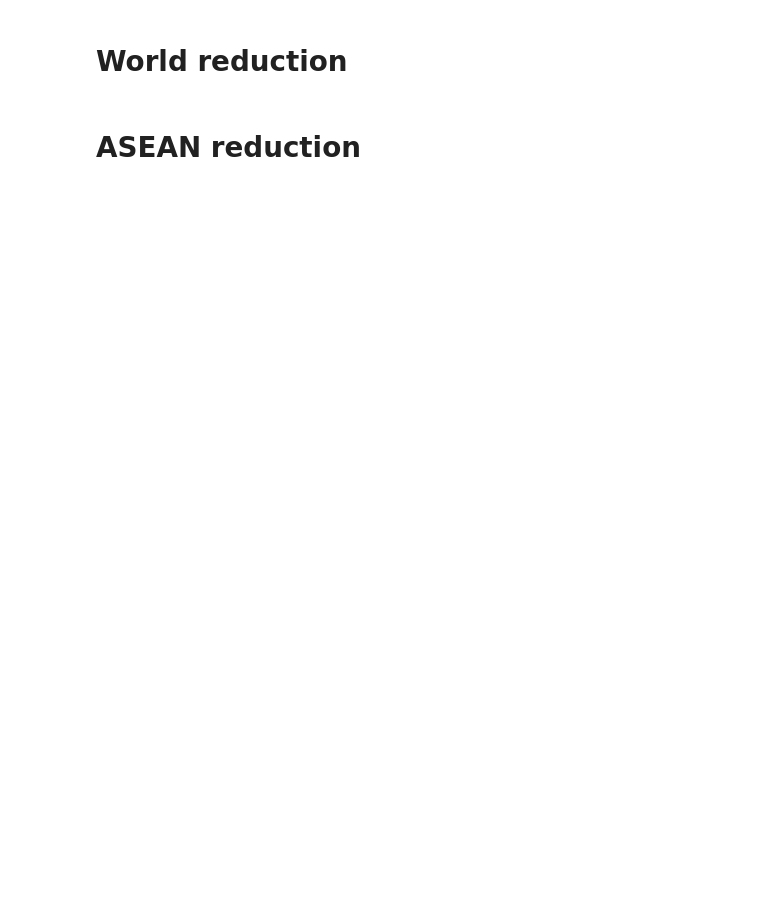
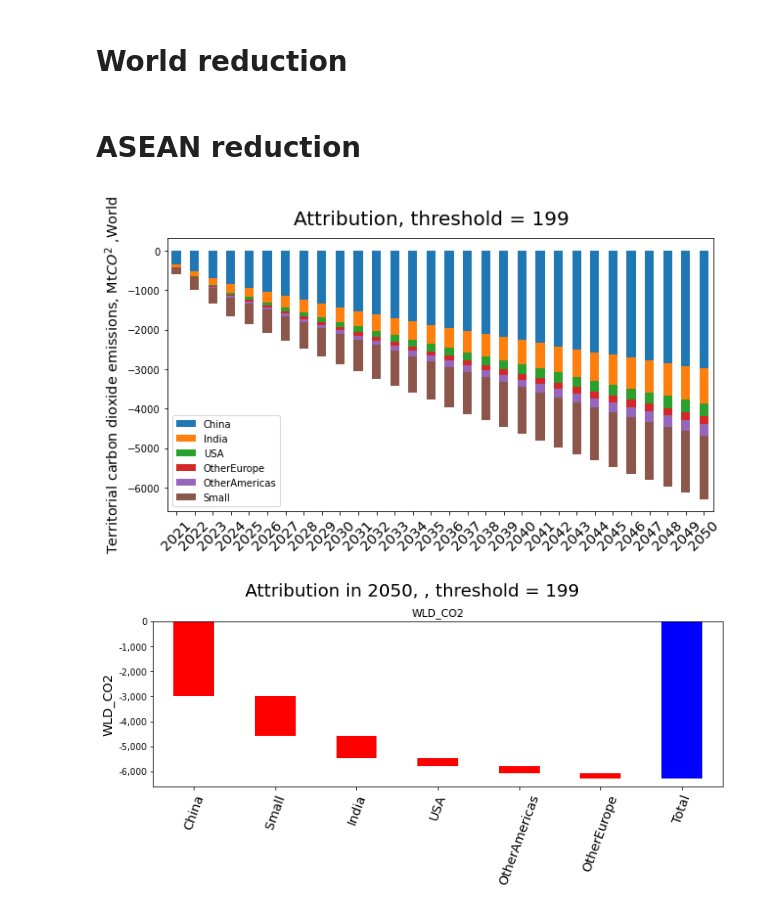
Before and after one commit to IbHansen/UNESCAP-Asia, a Jupyter notebook: Asia/Carbon tax experiments.ipynb, the cells around one changed output. Cells and saved outputs as stored; diff of their text form; code cells hidden in the pictures; blank space fills up the shorter version.

```diff
--- a/Asia/Carbon tax experiments.ipynb
+++ b/Asia/Carbon tax experiments.ipynb
@@ -124,10 +136,13 @@ Press \<enter> in the cell's below to compare the $CO^2$ emmision in each county
 # %% [markdown]
 # ASEAN reduction
 # %%
-if masia.inputwidget_alternativerun:
+if hasattr(masia,'inputwidget_alternativerun'):
     Threshold =199
     masia.dekomp_plot('WLD_CO2',pct=0,threshold=Threshold,nametrans=masia.country_get)
     masia.dekomp_plot_per('WLD_CO2',pct=0,threshold=Threshold,per=2050,sort=True,nametrans=masia.country_get);
 else:
     display(Markdown('# Try make an alternative and run again'))
+# %% [output]
+[figure, added]
+[figure, added]
 # %%
```
Also changed, not shown: parts of 9 cells of this notebook, 8 other files.
